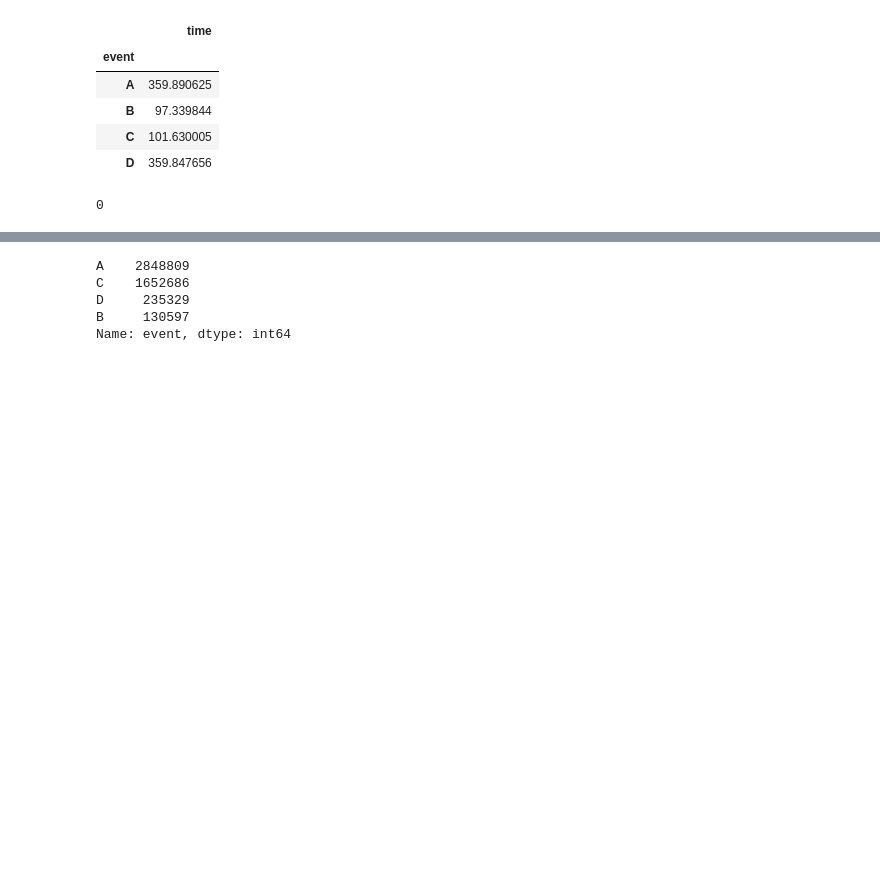
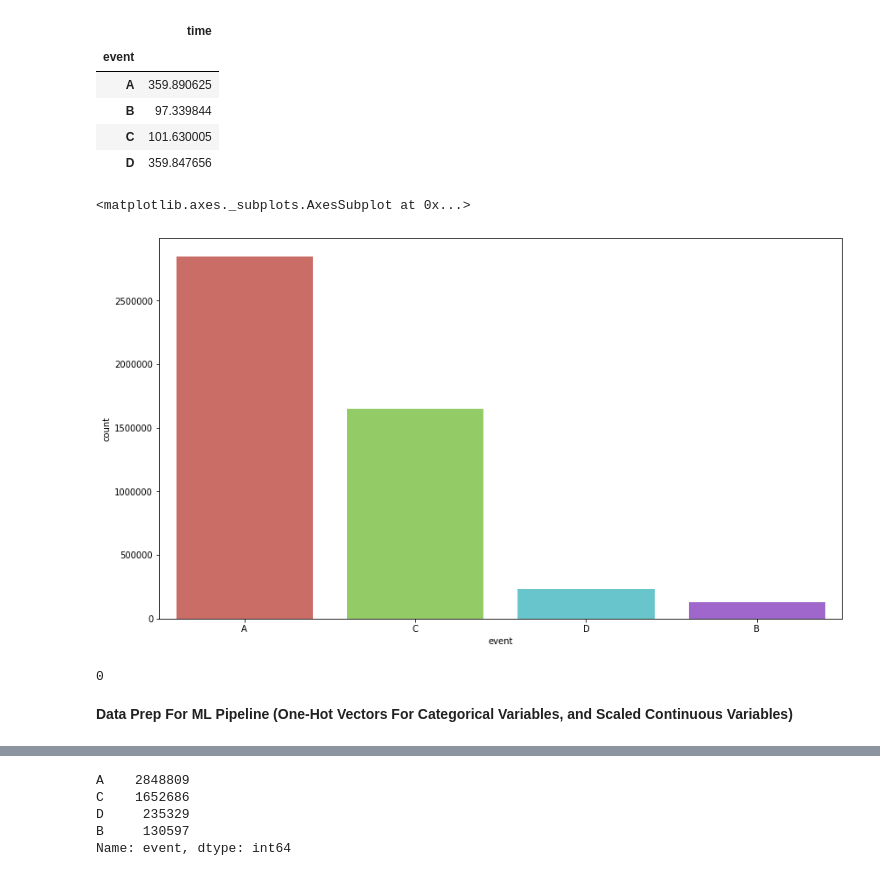
Before and after one commit to Saranyanv/data-go, a Jupyter notebook: Reducing Commercial Aviation Fatalities/Reducing Commercial Aviation Fatalities.ipynb, the cells around one changed output, grey strips where cells are left out. Saved outputs shown, nothing was run; the diff lists cells and outputs as text; code cells hidden in the pictures; blank space fills up the shorter version.

```diff
--- a/Reducing Commercial Aviation Fatalities/Reducing Commercial Aviation Fatalities.ipynb
+++ b/Reducing Commercial Aviation Fatalities/Reducing Commercial Aviation Fatalities.ipynb
@@ -137,8 +123,12 @@ train_df[300000:450000].groupby('event').agg({'time': np.max})
 | C | 101.630005 |
 | D | 359.847656 |
 # %%
-#fig, ax = plt.subplots(figsize=(14, 8))
-#sns.countplot(x='event', data=train_df, palette='hls')
+#Class Imbalance
+fig, ax = plt.subplots(figsize=(14, 8))
+sns.countplot(x='event', data=train_df, palette='hls')
+# %% [output]
+<matplotlib.axes._subplots.AxesSubplot at 0x...>
+[figure, added]
 # %%
 train_df.isnull().sum().sum()
 # %% [output]
@@ -167,0 +160,2 @@ y=train_df['event'][1:50000]
+# %% [markdown]
+**Data Prep For ML Pipeline (One-Hot Vectors For Categorical Variables, and Scaled Continuous Variables)**
```
Also changed, not shown: parts of 26 cells of this notebook.
